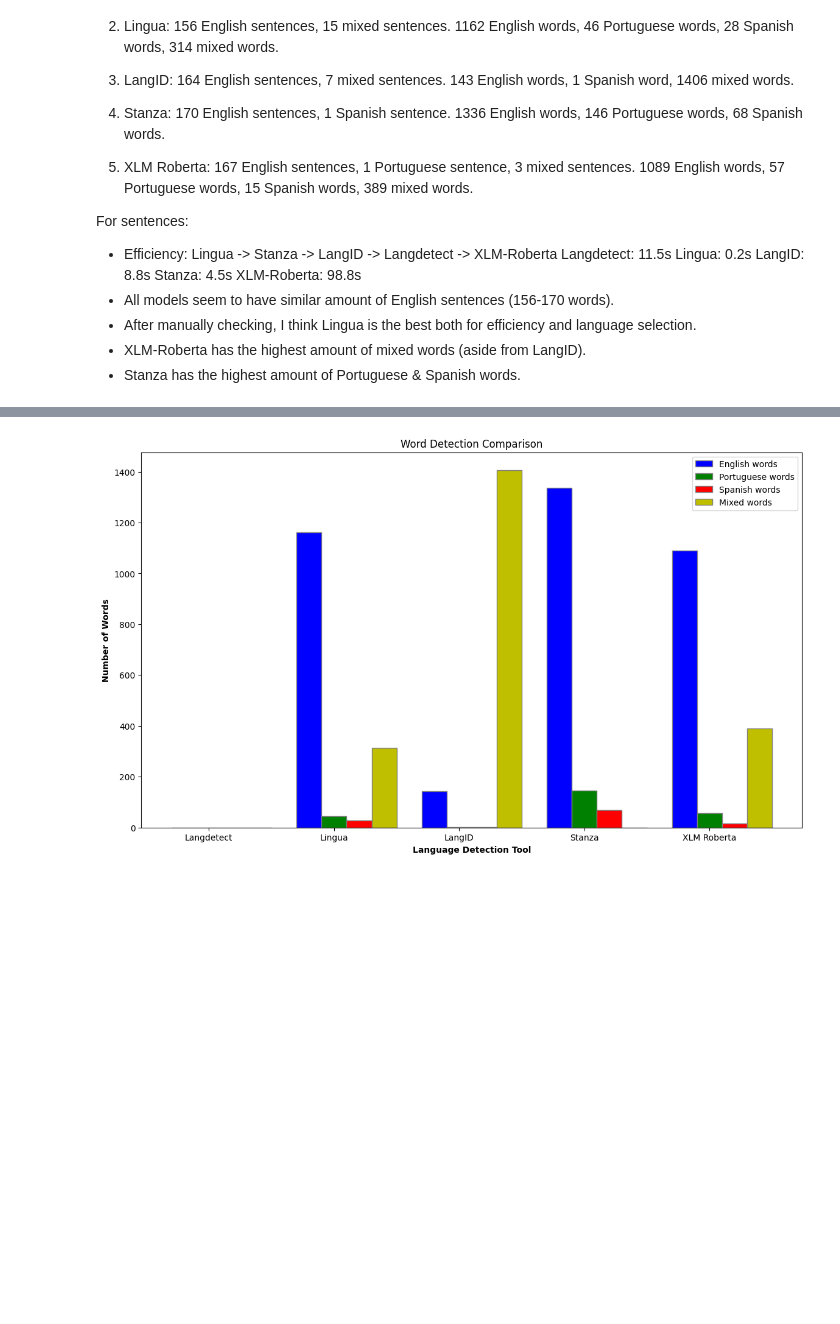
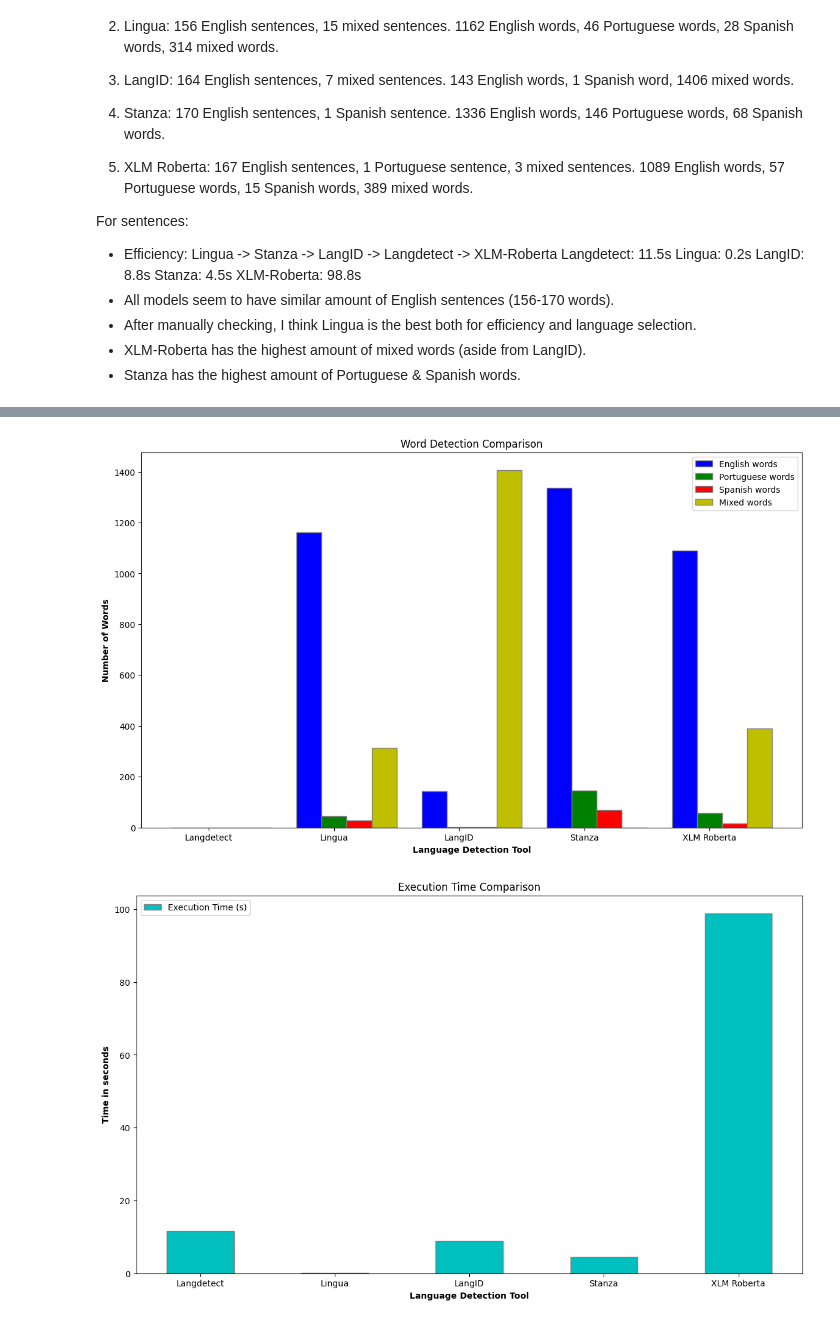
Before and after one commit to blake1407/Thesis, a Jupyter notebook: Lang Test.ipynb, the cells around one changed output, grey strips where cells are left out. Drawn from its saved outputs; the diff is of its cells as text; code cells hidden in the pictures; blank space fills up the shorter version.

```diff
--- a/Lang Test.ipynb
+++ b/Lang Test.ipynb
@@ -715,6 +715,9 @@ portuguese_words = [0, 46, 1, 146, 57]
 spanish_words = [0, 28, 1, 68, 15]
 mixed_words = [0, 314, 1406, 0, 389]
 
+# Time taken by each tool
+times = [11.5, 0.2, 8.8, 4.5, 98.8]  # Time in seconds
+
 # Number of groups
 n_groups = len(tools)
 
@@ -726,40 +729,43 @@ r1 = np.arange(n_groups)
 r2 = [x + bar_width for x in r1]
 r3 = [x + bar_width for x in r2]
 r4 = [x + bar_width for x in r3]
+r5 = [x + bar_width for x in r4]
 
-# Create the bars
+# Create the bars for sentence count
 plt.figure(figsize=(14, 8))
-
 plt.bar(r1, english_sentences, color='b', width=bar_width, edgecolor='grey', label='English sentences')
 plt.bar(r2, portuguese_sentences, color='g', width=bar_width, edgecolor='grey', label='Portuguese sentences')
 plt.bar(r3, spanish_sentences, color='r', width=bar_width, edgecolor='grey', label='Spanish sentences')
 plt.bar(r4, mixed_sentences, color='y', width=bar_width, edgecolor='grey', label='Mixed sentences')
-
-# Add xticks on the middle of the group bars
 plt.xlabel('Language Detection Tool', fontweight='bold')
 plt.ylabel('Number of Sentences', fontweight='bold')
 plt.xticks([r + bar_width for r in range(n_groups)], tools)
-
-# Create legend & Show graphic
 plt.legend()
 plt.title('Sentence Detection Comparison')
 plt.show()
 
-# For word count visualization
+# Create the bars for word count
 plt.figure(figsize=(14, 8))
-
 plt.bar(r1, english_words, color='b', width=bar_width, edgecolor='grey', label='English words')
 plt.bar(r2, portuguese_words, color='g', width=bar_width, edgecolor='grey', label='Portuguese words')
 plt.bar(r3, spanish_words, color='r', width=bar_width, edgecolor='grey', label='Spanish words')
 plt.bar(r4, mixed_words, color='y', width=bar_width, edgecolor='grey', label='Mixed words')
-
 plt.xlabel('Language Detection Tool', fontweight='bold')
 plt.ylabel('Number of Words', fontweight='bold')
 plt.xticks([r + bar_width for r in range(n_groups)], tools)
-
 plt.legend()
 plt.title('Word Detection Comparison')
 plt.show()
+
+# Create the bars for execution time comparison
+plt.figure(figsize=(14, 8))
+plt.bar(tools, times, color='c', width=0.5, edgecolor='grey', label='Execution Time (s)')
+plt.xlabel('Language Detection Tool', fontweight='bold')
+plt.ylabel('Time in seconds', fontweight='bold')
+plt.title('Execution Time Comparison')
+plt.legend()
+plt.show()
 # %% [output]
 [figure]
 [figure]
+[figure, added]
```
